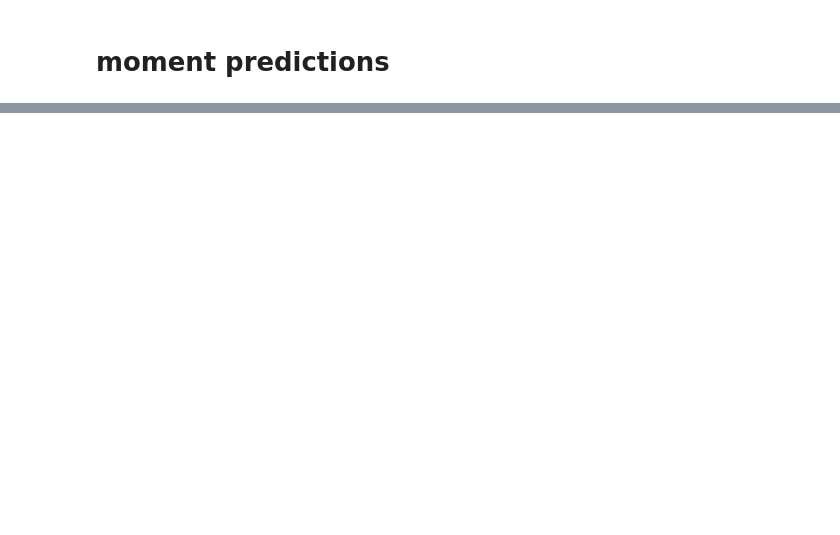
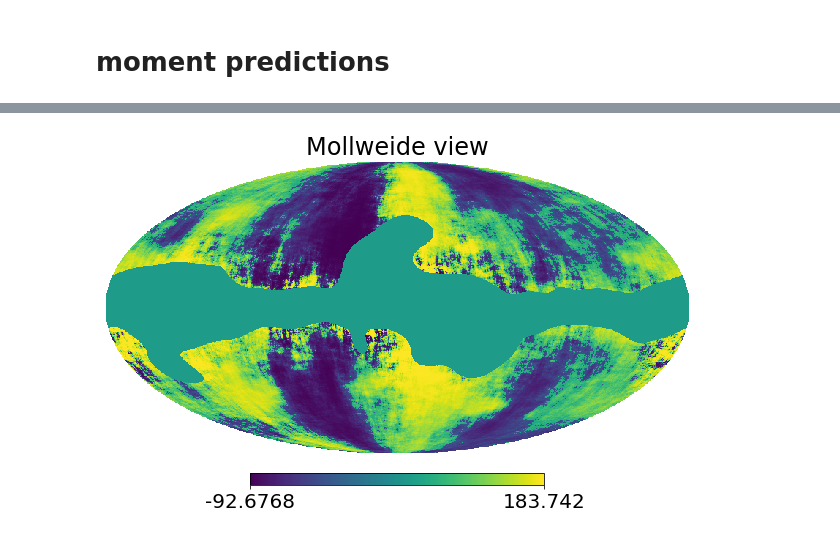
Before and after one commit to LeoVacher/moments-crosscell, a Jupyter notebook: notebook-plots/debug-amplitude.ipynb, the cells around one changed output, grey strips where cells are left out. Saved outputs shown, nothing was run; the diff lists cells and outputs as text; code cells hidden in the pictures; blank space fills up the shorter version.

```diff
--- a/notebook-plots/debug-amplitude.ipynb
+++ b/notebook-plots/debug-amplitude.ipynb
@@ -107,6 +113,9 @@ model= np.array([sky.get_emission(freq[f] * u.GHz).to(u.uK_CMB, equivalencies=u.
 # %%
 skyrefcpxd=skyrefd[1]+1j*skyrefd[2]
 skyrefcpxs=skyrefs[1]+1j*skyrefs[2]
+hp.mollview(skyrefs[1]*mask0,norm='hist')
+# %% [output]
+[figure, added]
 # %%
 plt.figure(figsize=(10,8))
 plt.plot(leff[:15],get_dl_bb_mom(skyrefcpxd,skyrefcpxd)[:15],c='k',linestyle='--',label='analytical')
```
Also changed, not shown: parts of 5 cells of this notebook, 1 other file.
